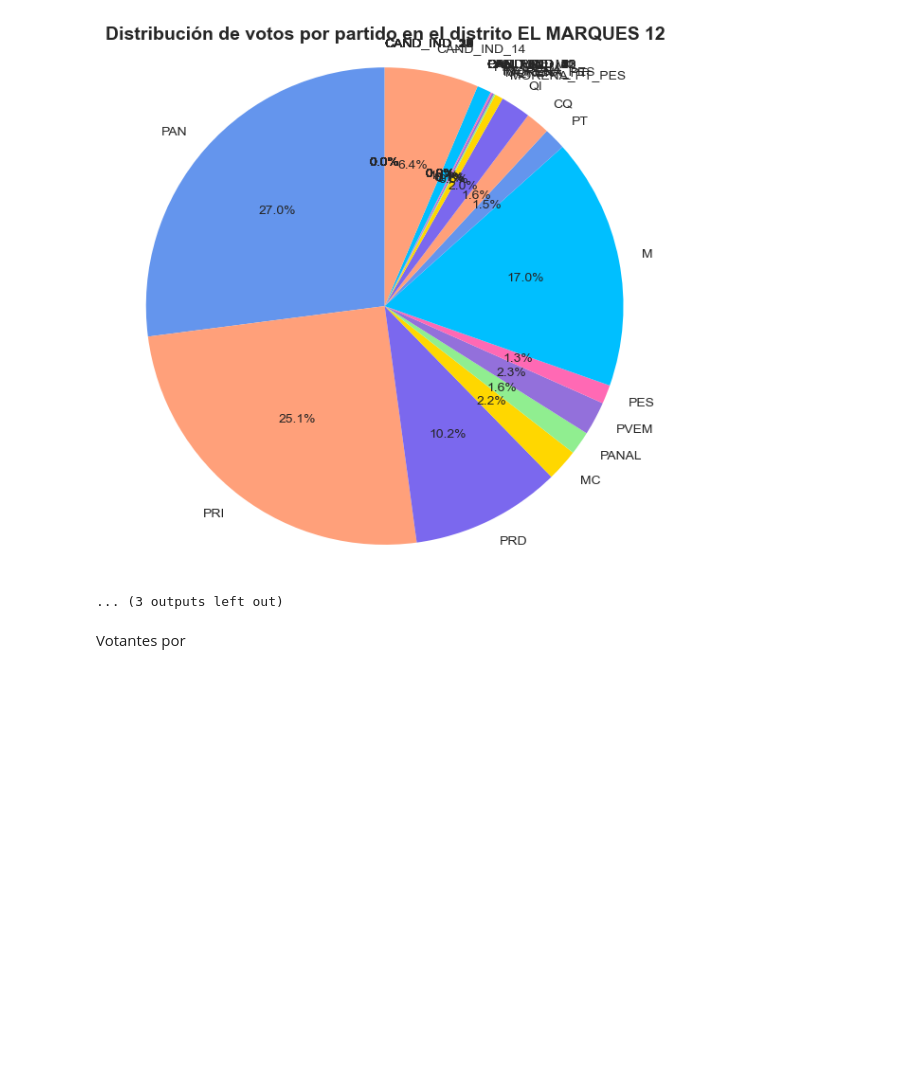
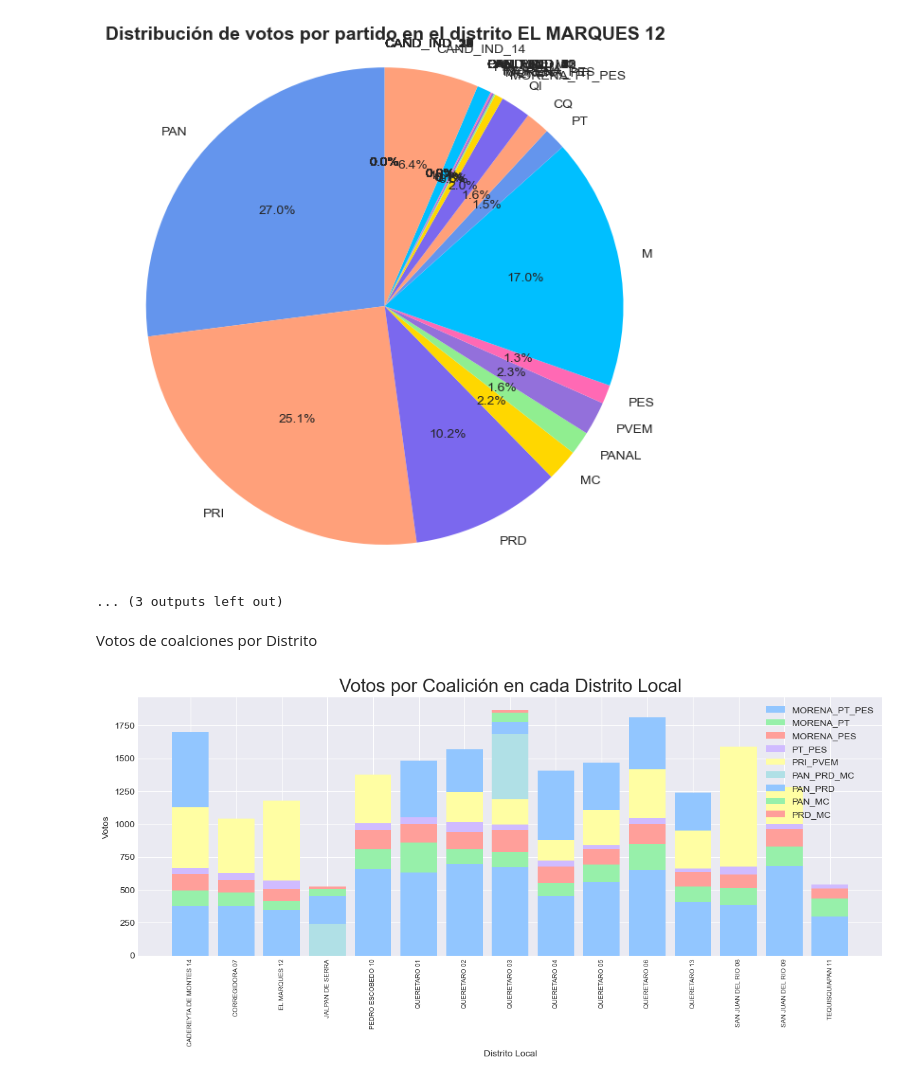
Before and after one commit to Sarahi-Briones/ProyectoMineria, a Jupyter notebook: analisis.ipynb, the cells around one changed output. Saved outputs shown, nothing was run; the diff lists cells and outputs as text; code cells hidden in the pictures; blank space fills up the shorter version.

```diff
--- a/analisis.ipynb
+++ b/analisis.ipynb
@@ -739,5 +739,33 @@ for d in nombres_distritos:
 [figure]
 [figure]
 ... (3 outputs left out)
-# %% [markdown]
-Votantes por
+# %% [markdown]
+Votos de coalciones por Distrito
+# %%
+columnas_partidos = ['MORENA_PT_PES', 'MORENA_PT', 'MORENA_PES', 'PT_PES', 'PRI_PVEM', 'PAN_PRD_MC', 'PAN_PRD', 'PAN_MC', 'PRD_MC']
+data_partidos_distrito = df[columnas_partidos]
+data_partidos_distrito = data_partidos_distrito.apply(pd.to_numeric, errors='coerce')
+data_partidos_distrito = data_partidos_distrito.fillna(0)
+agrupado_por_distrito = data_partidos_distrito.groupby(df['DISTRITO_LOCAL']).sum()
+
+
+partidos = data_partidos_distrito.columns
+
+distritos = agrupado_por_distrito.index
+votos_por_partido = agrupado_por_distrito.values.T
+
+plt.figure(figsize=(12, 6))
+plt.bar(distritos, votos_por_partido[0], label=partidos[0])
+
+for i in range(1, len(partidos)):
+    plt.bar(distritos, votos_por_partido[i], bottom=votos_por_partido[:i, :].sum(axis=0), label=partidos[i])
+
+plt.xlabel('Distrito Local')
+plt.ylabel('Votos')
+plt.title('Votos por Coalición en cada Distrito Local')
+plt.xticks(rotation=90)
+plt.legend()
+plt.tight_layout()
+plt.show()
+# %% [output]
+[figure, added]
```
Also changed, not shown: parts of 2 cells of this notebook.
